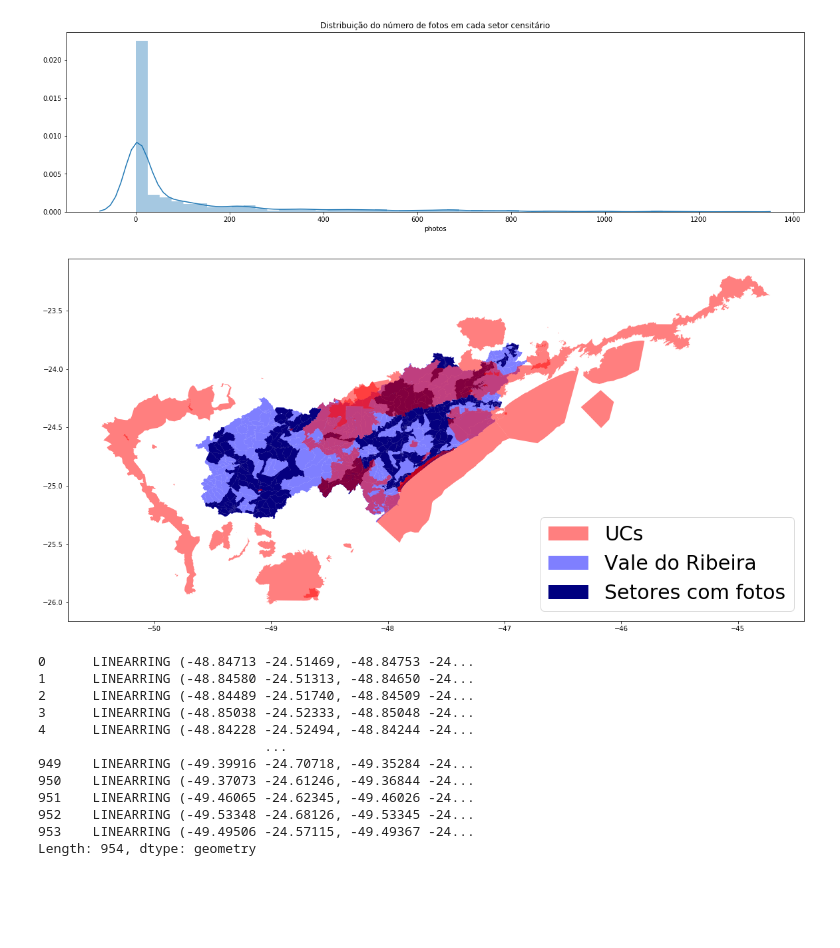
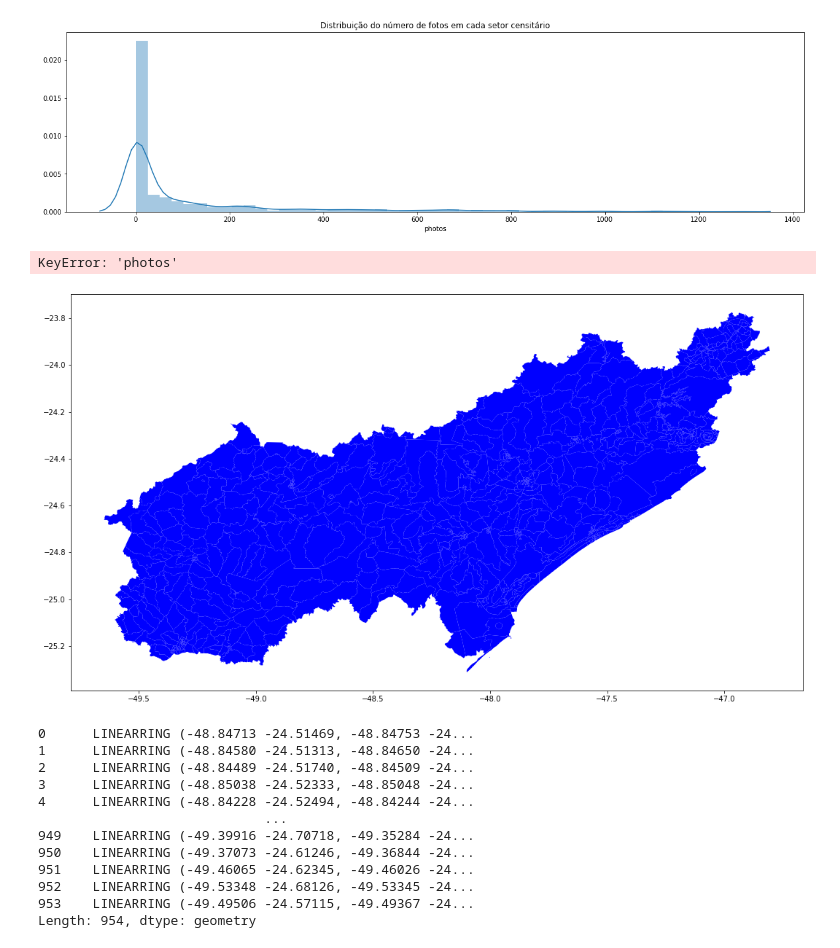
Before and after one commit to PARSECworld/streetsValeRibeira, a Jupyter notebook: street_crawler/2_StreetsImagesAnalysisPlots.ipynb, the cells around one changed output. Saved outputs shown, nothing was run; the diff lists cells and outputs as text; code cells hidden in the pictures; blank space fills up the shorter version.

```diff
--- a/street_crawler/2_StreetsImagesAnalysisPlots.ipynb
+++ b/street_crawler/2_StreetsImagesAnalysisPlots.ipynb
@@ -10,0 +25,2 @@ vale = gpd.read_file('raw_data/shapefiles/setoresCensitarios_VR.shp')
+# %%
+geometry = [Point(xy) for xy in zip(df['longitude'].astype(float), df['latitude'].astype(float))]
@@ -10,0 +31,2 @@ vale = gpd.read_file('raw_data/shapefiles/setoresCensitarios_VR.shp')
+# %%
+geo = gpd.GeoDataFrame(df, geometry=geometry)
@@ -139,0 +234,2 @@ fotos['in'].sum()
+# %%
+count_setor = geo.groupby('setor')['uf'].count()
@@ -164,24 +276,25 @@ plt.title("Distribuição do número de fotos em cada setor censitário")
 Text(0.5, 1.0, 'Distribuição do número de fotos em cada setor censitário')
 [figure]
 # %%
-uc = gpd.read_file('raw_data/shapefiles/UnidadesConservação/ucs_filtradas.shx')
+uc = gpd.read_file('../raw_data/shapefiles/UnidadesConservação/ucs_filtradas.shx')
 # %%
 from matplotlib.patches import Patch
 
 fig, axs= plt.subplots(figsize=(20, 10))
 
 border_plot = vale.plot(ax=axs, alpha=1.0, color='#0000FF')
 photos_plot = vale.plot(ax=axs, column='photos',cmap='hot_r', vmax=1, legend=False, alpha=0.5)
 uc_plot = uc.plot(ax=axs, color='red', alpha=0.5)
 
 axs.legend(handles=[Patch(facecolor='red', alpha=0.5, label='UCs'),
                     Patch(facecolor='#0000FF', alpha=0.5, label='Vale do Ribeira'),
                     Patch(facecolor='#000080', label='Setores com fotos')],
                     loc='lower right',
-                    fontsize=30)
+                    fontsize=15)
 plt.show();
 # %% [output]
+KeyError: 'photos'
-[figure, old version]
+[figure, new version]
 # %%
 a = vale.exterior
 a
```
Also changed, not shown: parts of 18 cells of this notebook, 5 other files.
